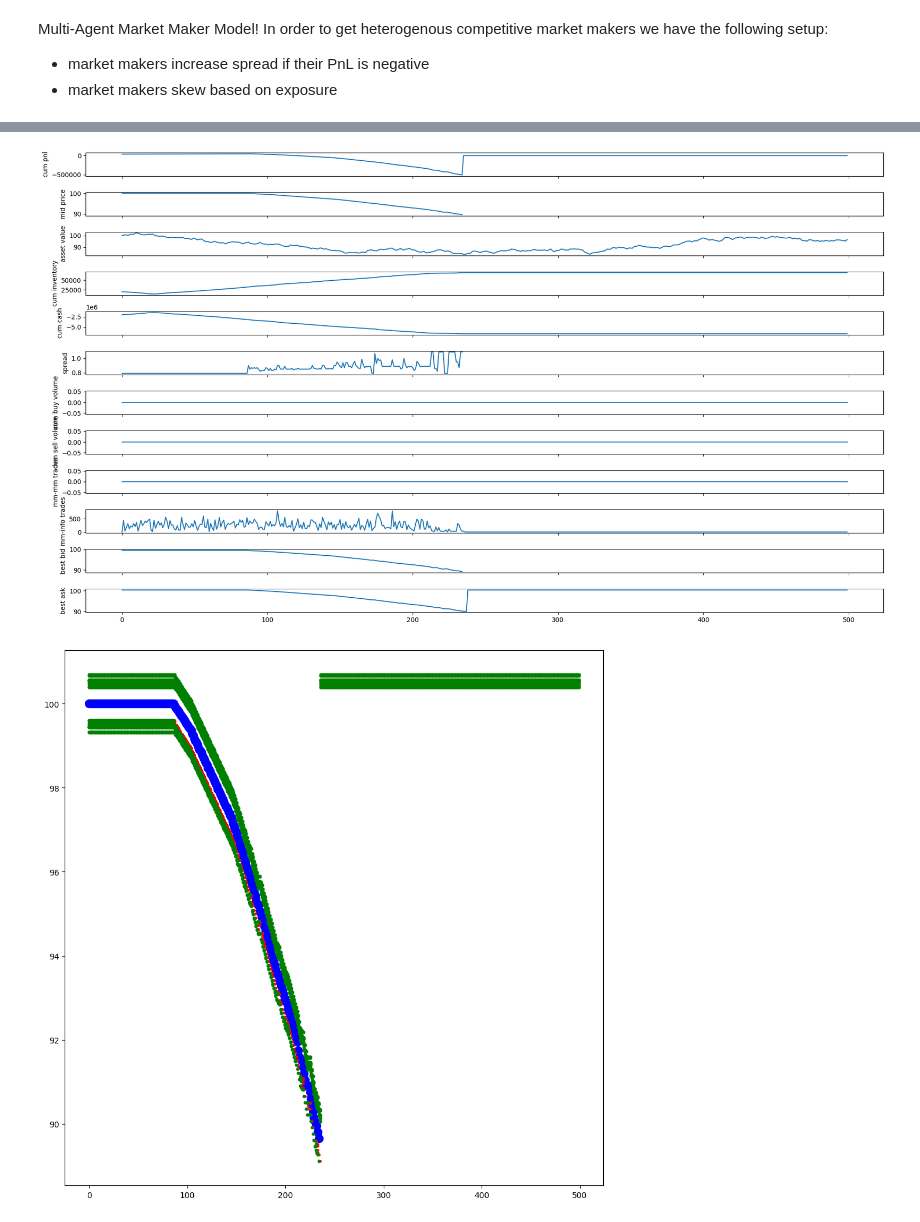
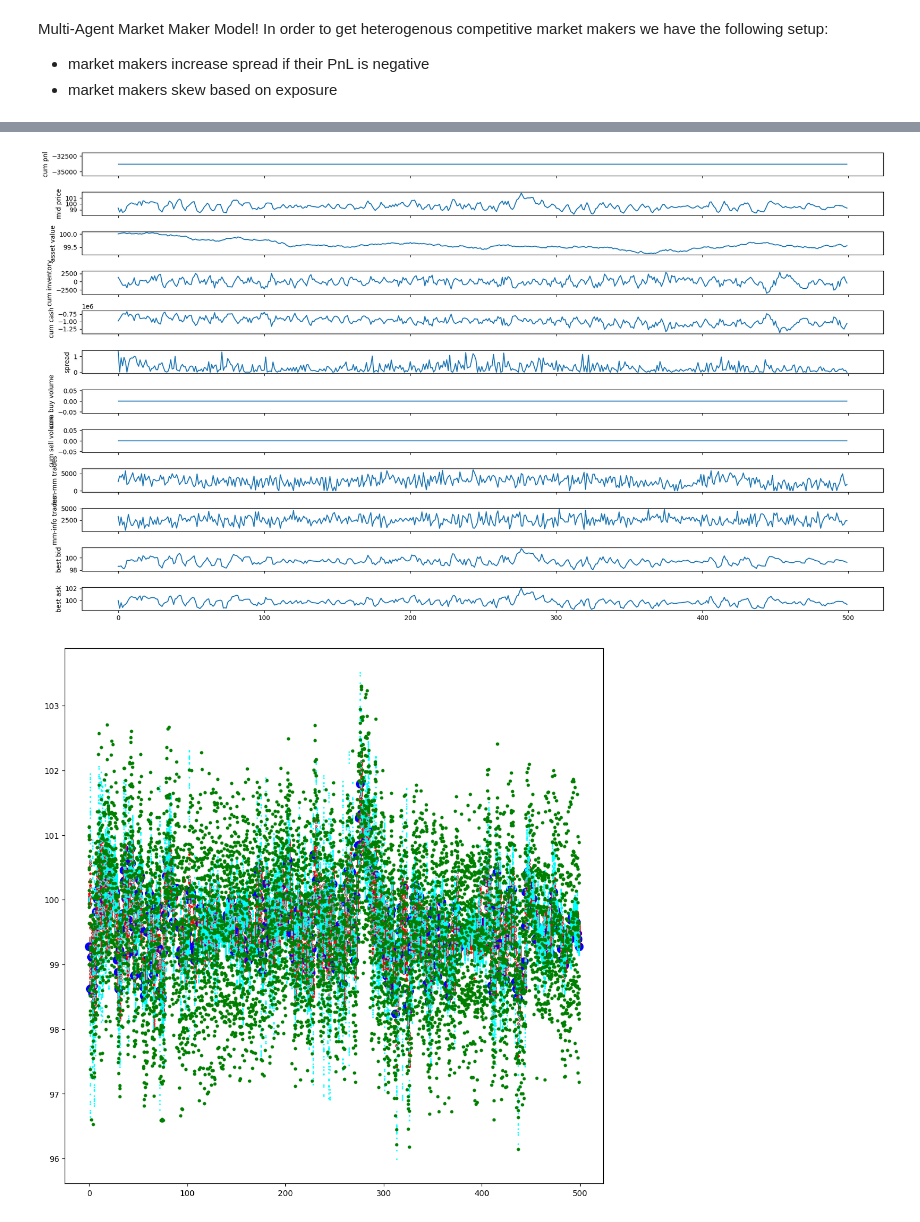
Before and after one commit to sebastianodutola/LOB, a Jupyter notebook: notebooks/Sketchbook.ipynb, the cells around one changed output, grey strips where cells are left out. Cells and saved outputs as stored; diff of their text form; code cells hidden in the pictures.

Commit message:
Limited Scope of project: worked through examples and proof of concept

```diff
--- a/notebooks/Sketchbook.ipynb
+++ b/notebooks/Sketchbook.ipynb
@@ -1215,10 +1944,9 @@ n_market_makers = 10
 market_makers = []
 for i in range(1,n_market_makers+1):
     risk_aversion = rng.random()
-    capital = 2**rng.integers(15,23)
-    profile = MarketMakerProfile(risk_aversion, capital)
-    params = profile.get_strategy_params()
-    skew_strat = SkewMarketMakingStrategy(params["spread"], params["size"], params["inventory_limit"], params["skew_coefficient"])
+    size = rng.integers(100, 1000)
+    inventory_limit = rng.integers(10 * size, 100 * size)
+    skew_strat = SkewMarketMakingStrategy(size, inventory_limit, risk_aversion=risk_aversion, max_skew=1)
     mm = MarketMaker(skew_strat)
     mm.trader_id = i
     market_makers.append(mm)
@@ -1236,7 +1964,7 @@ rng = np.random.default_rng(seed=42)
 s = Asset()
 ob = OrderBook()
 
-bf = BackgroundFlow(arrival_rate = 5, info=1, ag_noise=0, private_info_coeff=1)
+bf = BackgroundFlow(arrival_rate = 100, info=0.15, ag_noise=0.1, private_info_coeff=1)
 timesteps = 500
 
 # Visualise orders
@@ -1266,7 +1994,7 @@ def simulate(mm, bf, ob, timesteps, asset):
 
     for t in range(timesteps):
         # Price Moves
-        asset.evolve_value(drift=0)
+        asset.evolve_value(drift=0, sigma=0.02)
         # Expiration Wheel advances
         expirations = ob.expiration_wheel.advance()
         # Expirations are processed
@@ -1285,7 +2013,7 @@ def simulate(mm, bf, ob, timesteps, asset):
         # Cancellations requested and processed
         now = t % (delay + 1)
         cancel_time = (t + delay) % (delay + 1)
-        cancel_request[cancel_time] = cancellations
+        cancel_request[cancel_time] = mm_cancellations
         ob.process_cancellations(cancel_request[now])
         cancel_request[now] = []
 
@@ -1308,7 +2036,7 @@ def simulate(mm, bf, ob, timesteps, asset):
         for market_maker in market_makers:
             mm_trades_notifs = [trades_notif for _ , trades_notif in trades_notifs.items() if trades_notif.trader_id == market_maker.trader_id]
             market_maker.process_trades_notifications(mm_trades_notifs)
-            pnl = market_maker.pnl(ob)
+            pnl = mm.pnl_history[-1] if mm.pnl_history else 0
             cum_pnl += pnl if pnl else 0
             cum_inventory += market_maker.inventory
             cum_cash += market_maker.cash
@@ -1316,7 +2044,6 @@ def simulate(mm, bf, ob, timesteps, asset):
             market_maker.sell_volume = 0
             for notif in mm_trades_notifs:
                 for k,v in notif.counter_party_volume.items():
-                    print(k, v)
                     if k >=1:
                         mm_mm_trade_volume += v
                     else:
@@ -1402,2 +2129,2 @@ fig2.set_size_inches(12,12)
-[figure, old version]
+[figure, new version]
-[figure, old version]
+[figure, new version]
```
Also changed, not shown: parts of 9 cells of this notebook.
